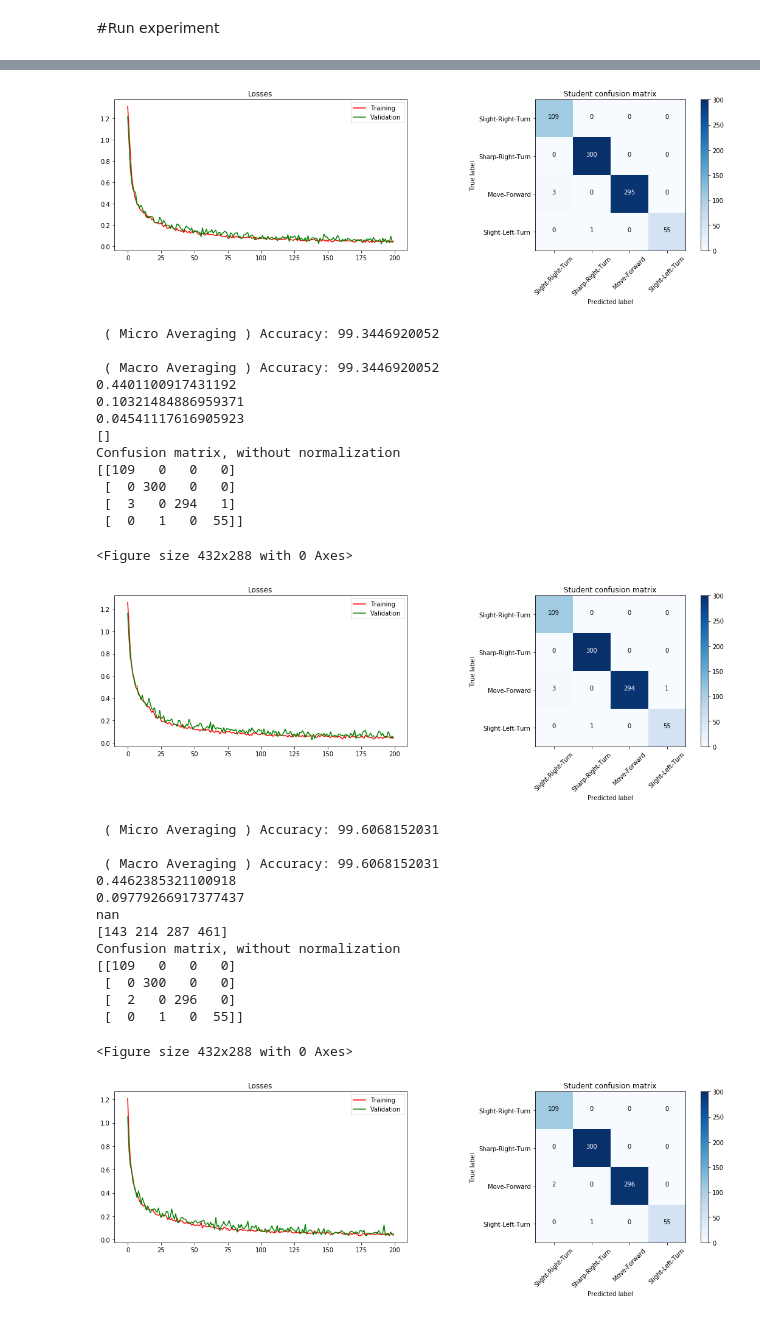
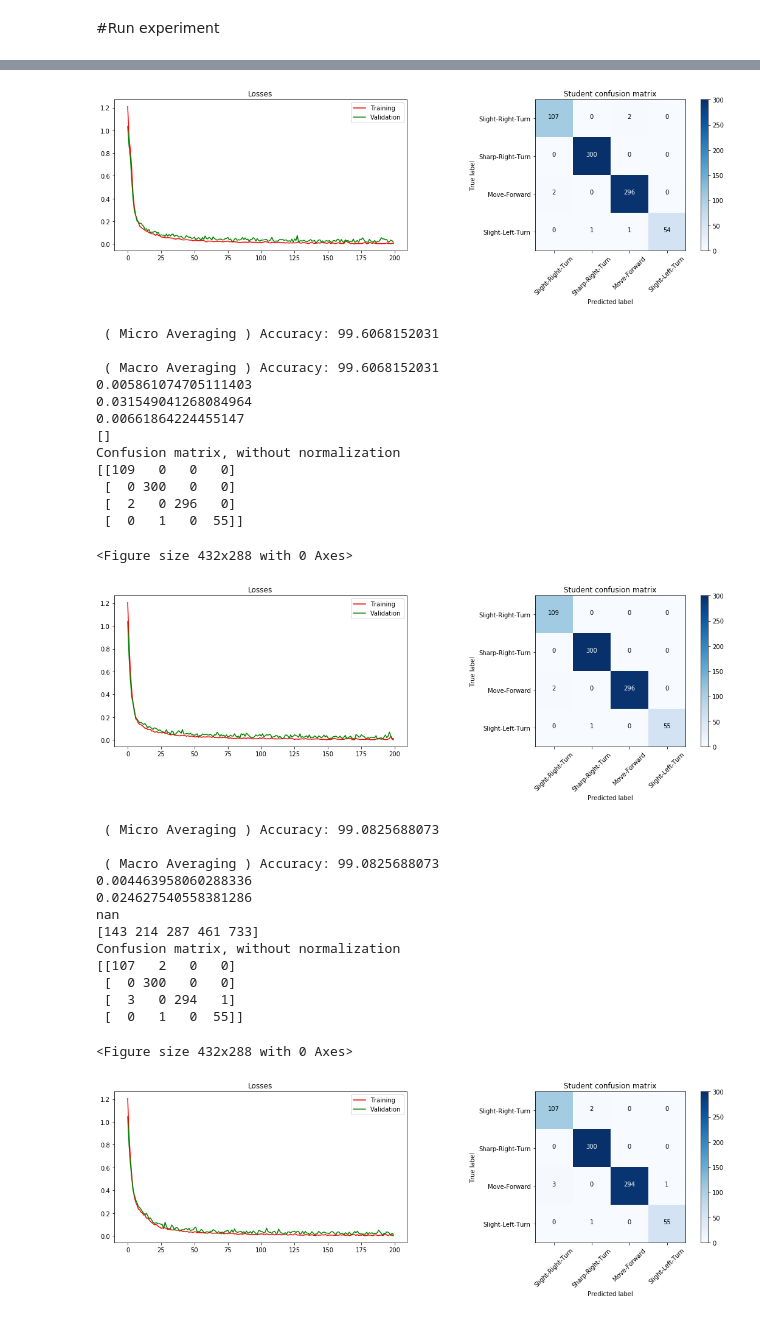
Before and after one commit to ichalkiad/model_compression_bnn, a Jupyter notebook: src/ConcreteDropoutCompression.ipynb, the cells around one changed output, grey strips where cells are left out. Drawn from its saved outputs; the diff is of its cells as text; code cells hidden in the pictures.

```diff
--- a/src/ConcreteDropoutCompression.ipynb
+++ b/src/ConcreteDropoutCompression.ipynb
@@ -203,7 +211,7 @@ def fit_model(nb_epoch, X, Y, validation_data=None):
     #x = ConcreteDropout(Dense(nb_features, activation='relu'), weight_regularizer=wd, dropout_regularizer=dd)(x)
     x = ConcreteDropout(Dense(D,activation='sigmoid',name='CD2'), weight_regularizer=wd, dropout_regularizer=dd)(x)
     """
-    x = ConcreteDropout(Dense(64, activation='relu',name='CD1'), weight_regularizer=wd, dropout_regularizer=dd)(x)
+    x = Dense(64, activation='relu',name='CD1')(x)
     x = ConcreteDropout(Dense(32, activation='relu',name='CD1b'), weight_regularizer=wd, dropout_regularizer=dd)(x)
     x = ConcreteDropout(Dense(16, activation='relu',name='CD1d'), weight_regularizer=wd, dropout_regularizer=dd)(x)
     x = ConcreteDropout(Dense(8, activation='relu',name='CD1c'), weight_regularizer=wd, dropout_regularizer=dd)(x)
@@ -214,8 +222,8 @@ def fit_model(nb_epoch, X, Y, validation_data=None):
 
 
     model.compile(optimizer='adam', loss='categorical_crossentropy', metrics=['categorical_accuracy'])
-    assert len(model.layers[1].trainable_weights) == 3  # kernel, bias, and dropout prob
-    assert len(model.losses) == 4  # a loss for each Concrete Dropout layer
+    #assert len(model.layers[1].trainable_weights) == 3  # kernel, bias, and dropout prob
+    assert len(model.losses) == 3  # a loss for each Concrete Dropout layer
     if validation_data==None:
         hist = model.fit(X, Y, epochs=nb_epoch, batch_size=batch_size, verbose=0)
     else:
@@ -248,10 +256,10 @@ def test(Y_true, MC_samples):
     mode_fx = []
     MC_majVote = np.zeros(MC_pred.shape)
     for i in xrange(N):
-        votes, values = np.unique(predictions_per_test_point[:,i], return_counts=True)
+        values,votes = np.unique(predictions_per_test_point[:,i], return_counts=True)
         m = np.argmax(votes)
-        mode_fx.append((m,values[m]))
-        MC_majVote[i] = m
+        mode_fx.append((values[m],votes[m]))
+        MC_majVote[i] = values[m]
     acc2 = len(np.where(MC_majVote==y_pred)[0])/float(N)*100
     print("\n ( Macro Averaging ) Accuracy: {}".format(acc2))
 
@@ -277,13 +285,6 @@ for nb_epoch in nb_epochs:
         train_loss_hist = hist.history['loss']
 
 
-        """
-        Get uncertainty metrics.
-
-        Variation ratio = 1 - majority_class/(total number of samples)
-        Predictive entropy = -Sum_c( p(y==c|D)log( p(y==c|D) ) )
-        Mutual Information = PredictiveEntropy - E[ PredictiveEntropy ]
-        """
         MC_samples = np.array([model.predict(X_val) for _ in range(K_test)])
         acc, acc_maj_vote, MC_means, MC_pred, mode_fx = test(Y_val, MC_samples)
 
@@ -319,9 +320,9 @@ for nb_epoch in nb_epochs:
                 mutual_information_avg_MI = predictive_entropy_avg_H + np.sum(expected_entropy)/float(len(MC_pred))
             if rep_results!=[]:
                 if acc>rep_results[-1][0]:
-                   model.save_weights('/home/yannis/Desktop/compress_bnn/DNN_model/DNN_weights.h5')
+                   model.save_weights('/home/yannis/Desktop/compress_bnn/DNN_model2/DNN_weights.h5')
             else:
-                model.save_weights('/home/yannis/Desktop/compress_bnn/DNN_model/DNN_weights.h5')
+                model.save_weights('/home/yannis/Desktop/compress_bnn/DNN_model2/DNN_weights.h5')
 
             rep_results += [(acc, acc_maj_vote, ps, variation_ratio_avg_VR, predictive_entropy_avg_H, mutual_information_avg_MI )]
             plot(range(nb_epoch),train_loss=train_loss_hist,valid_loss=valid_loss_hist,valid_y=Y_val,preds=MC_pred)
@@ -366,30 +367,30 @@ Confusion matrix, without normalization
 <Figure size 432x288 with 0 Axes>
-[figure, old version]
+[figure, new version]
- ( Micro Averaging ) Accuracy: 99.3446920052
+ ( Micro Averaging ) Accuracy: 99.6068152031
 
- ( Macro Averaging ) Accuracy: 99.3446920052
-0.4401100917431192
-0.10321484886959371
-0.04541117616905923
+ ( Macro Averaging ) Accuracy: 99.6068152031
+0.005861074705111403
+0.031549041268084964
+0.00661864224455147
 []
 Confusion matrix, without normalization
 [[109   0   0   0]
  [  0 300   0   0]
- [  3   0 294   1]
+ [  2   0 296   0]
  [  0   1   0  55]]
 <Figure size 432x288 with 0 Axes>
-[figure, old version]
+[figure, new version]
- ( Micro Averaging ) Accuracy: 99.6068152031
+ ( Micro Averaging ) Accuracy: 99.0825688073
 
- ( Macro Averaging ) Accuracy: 99.6068152031
-0.4462385321100918
-0.09779266917377437
+ ( Macro Averaging ) Accuracy: 99.0825688073
+0.004463958060288336
+0.024627540558381286
 nan
-[143 214 287 461]
+[143 214 287 461 733]
 Confusion matrix, without normalization
-[[109   0   0   0]
+[[107   2   0   0]
  [  0 300   0   0]
- [  2   0 296   0]
+ [  3   0 294   1]
  [  0   1   0  55]]
 <Figure size 432x288 with 0 Axes>
-[figure, old version]
+[figure, new version]
```
Also changed, not shown: parts of 3 cells of this notebook.
